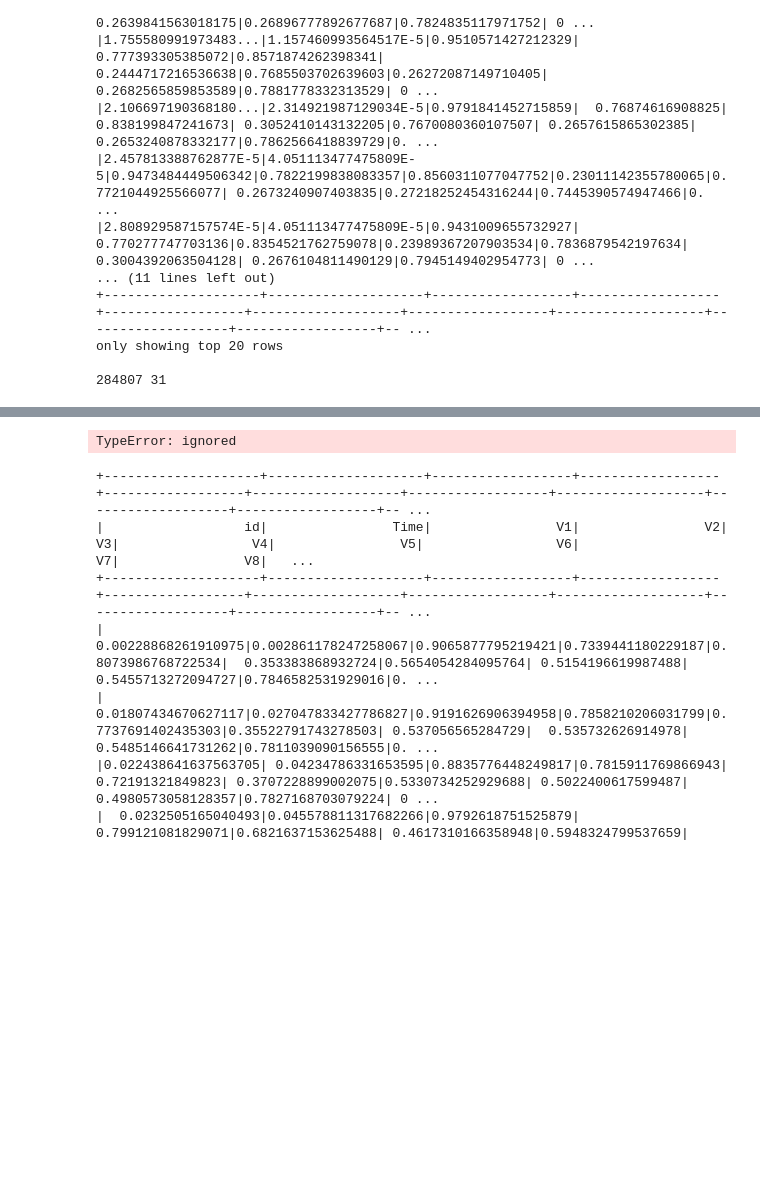
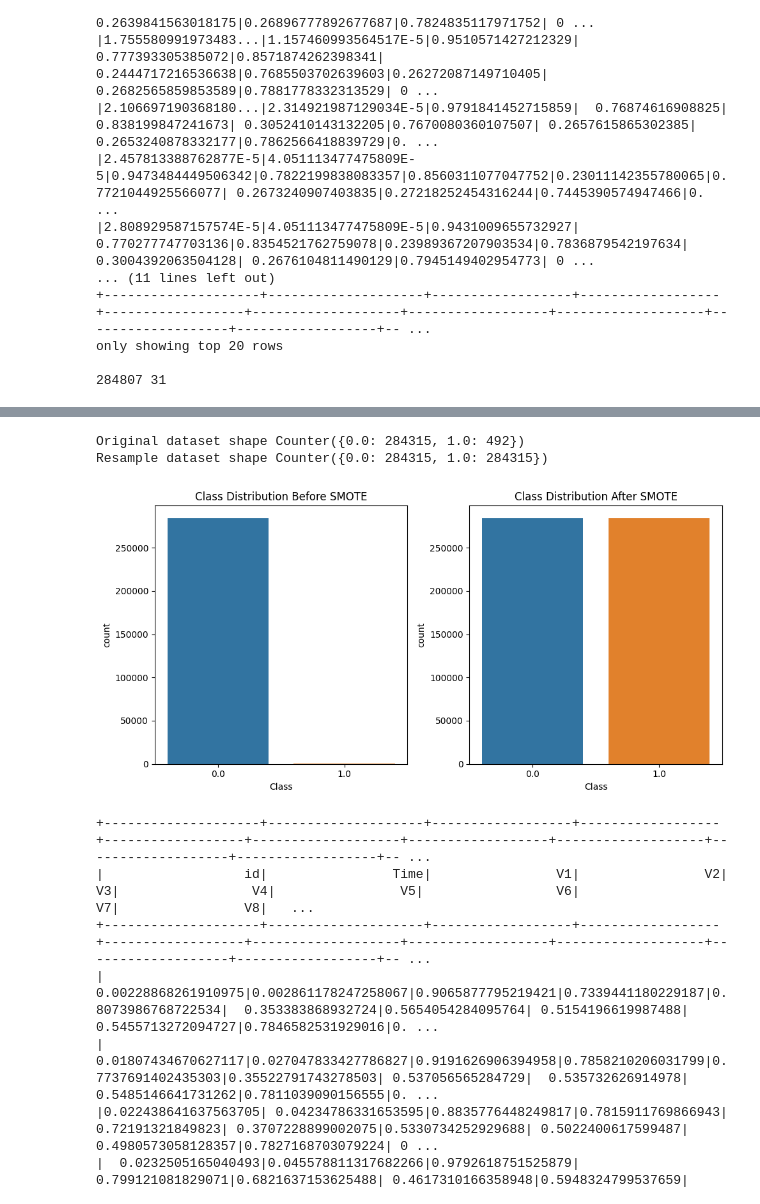
Before and after one commit to anutitto/dissertation, a Jupyter notebook: dissertation.ipynb, the cells around one changed output, grey strips where cells are left out. Saved outputs shown, nothing was run; the diff lists cells and outputs as text; code cells hidden in the pictures; blank space fills up the shorter version.

```diff
--- a/dissertation.ipynb
+++ b/dissertation.ipynb
@@ -190,35 +140,38 @@ Counter({0: 9900, 1: 9900})
-# %%
-_import numpy as np
-from imblearn.over_sampling import SMOTE
-
-# Load data from the CSV file
-data = np.loadtxt("/content/dataset_new.csv/part-00000-24d8e385-b00f-4c13-9570-c46a6f18be8e-c000.csv", delimiter=",", dtype=np.float32)
-features = data[:, :-1]  # All columns except the last one are features
-labels = data[:, -1]
-
-# Round the labels to the nearest integer
-labels = np.round(labels).astype(int)
-
-# Find the indices of the minority class (class label 1) and majority class (class label 0)
-label_min = np.where(labels == 1)[0]
-label_maj = np.where(labels == 0)[0]
-
-# Create a balanced subset with a few instances from both classes
-num_samples_per_class = 140000
-subset_indices = np.concatenate((label_min[:num_samples_per_class], label_maj[:num_samples_per_class]))
-
-# Apply SMOTE to the smaller balanced subset
-smote = SMOTE(sampling_strategy='auto', k_neighbors=5)
-smote_dataInput_min, _ = smote.fit_resample(features[subset_indices], labels[subset_indices])
-
-# Combine the synthetic minority instances with the original majority instances.
-oversampled_X = np.vstack((smote_dataInput_min, features[labels == 0]))
-
-# Save the oversampled data.
-balanced_data = np.column_stack((oversampled_X, np.hstack((np.repeat(1, len(smote_dataInput_min)), np.repeat(0, len(features[labels == 0]))))))
-np.savetxt("balanced_data_final.csv", balanced_data, delimiter=",")
-# %% [output]
-TypeError: ignored
+# %%
+# Oversample and plot imbalanced dataset with SMOTE
+from collections import Counter
+from imblearn.over_sampling import SMOTE
+
+# define dataset
+data_smote=pd.read_csv("dataset_final.csv")
+y = data_smote['Class']#dependent variable
+X = data_smote.drop(['Class'], axis = 1)#independent variable
+smote = SMOTE()
+# fit predictor and target variable
+x_smote, y_smote = smote.fit_resample(X, y)
+print('Original dataset shape', Counter(y))
+print('Resample dataset shape', Counter(y_smote))
+data_smote_new = pd.DataFrame(x_smote, columns=X.columns)
+data_smote_new['Class'] = y_smote
+# %% [output]
+Original dataset shape Counter({0.0: 284315, 1.0: 492})
+Resample dataset shape Counter({0.0: 284315, 1.0: 284315})
+# %%
+import seaborn as sns
+import matplotlib.pyplot as plt
+plt.figure(figsize=(10, 5))
+plt.subplot(121)
+g = sns.countplot(x='Class', data=data_smote)
+g.set_title('Class Distribution Before SMOTE')
+
+plt.subplot(122)
+g_smote = sns.countplot(x='Class', data=data_smote_new)
+g_smote.set_title('Class Distribution After SMOTE')
+
+plt.tight_layout()  # To avoid overlapping of subplots
+plt.show()
+# %% [output]
+[figure, added]
 # %%
 smote_data = spark.read.csv('/content/balanced_data_final.csv', header=True, inferSchema=True)
 column_headings = ['id','Time','V1','V2','V3','V4','V5','V6','V7','V8','V9','V10','V11','V12','V13','V14','V15','V16','V17','V18','V19','V20','V21','V22','V23','V24','V25','V26','V27','Amount','Class']
```
Also changed, not shown: parts of 3 cells of this notebook.
